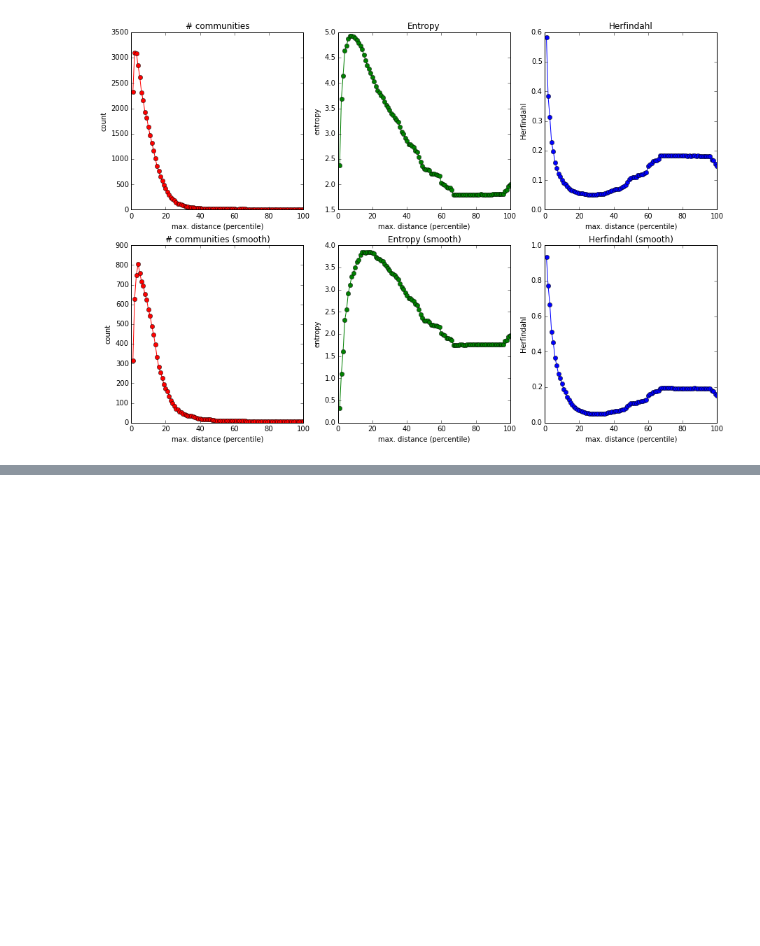
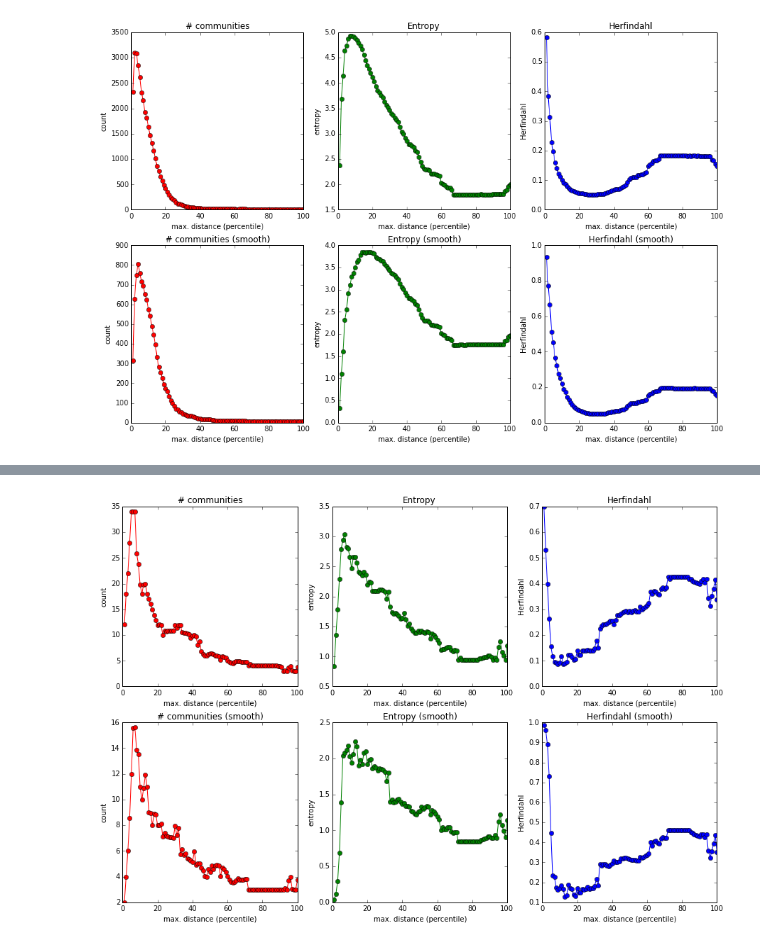
Before and after one commit to telmomenezes/ghostborders, a Jupyter notebook: ipython/scales_metrics.ipynb, the cells around one changed output, grey strips where cells are left out. Saved outputs shown, nothing was run; the diff lists cells and outputs as text; code cells hidden in the pictures; blank space fills up the shorter version.

```diff
--- a/ipython/scales_metrics.ipynb
+++ b/ipython/scales_metrics.ipynb
@@ -79,0 +88,4 @@ charts('poland')
+# %%
+charts('israel')
+# %% [output]
+[figure, added]
```
Also changed, not shown: parts of 2 cells of this notebook, 1 other file.
